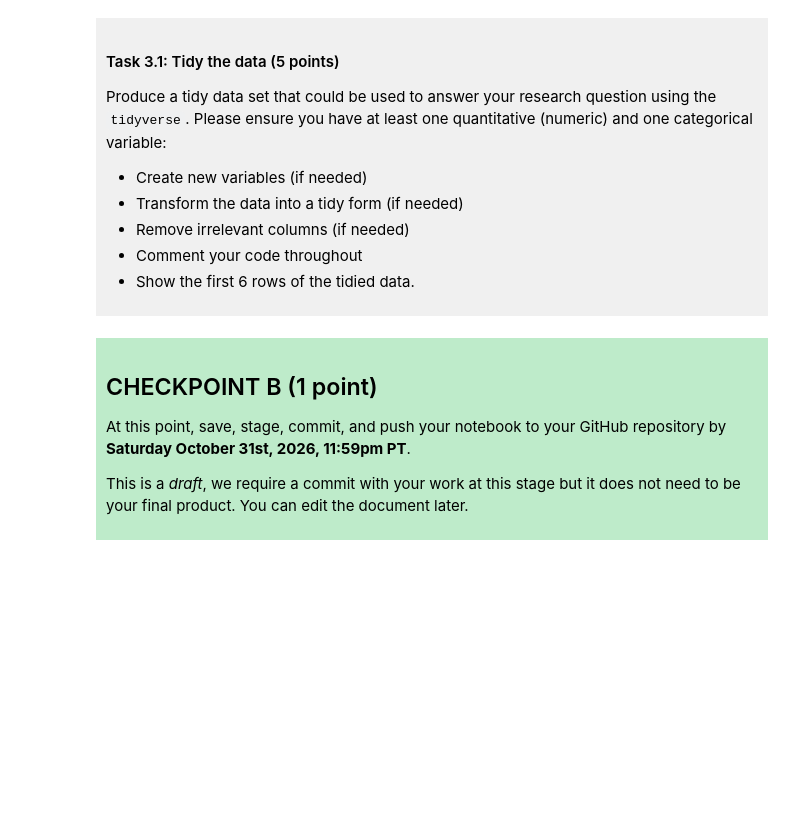
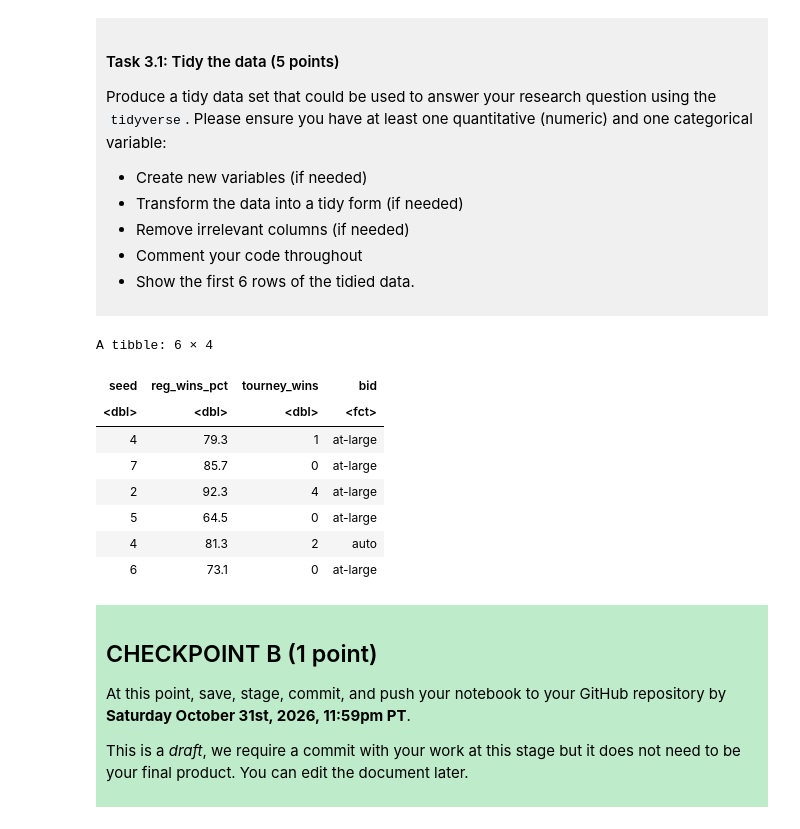
Before and after one commit to xguo1001/dsci-100-project-roxanne-guo, a Jupyter notebook: dsci-100-project-notebook.ipynb, the cells around one changed output. Saved outputs shown, nothing was run; the diff lists cells and outputs as text; code cells hidden in the pictures; blank space fills up the shorter version.

```diff
--- a/dsci-100-project-notebook.ipynb
+++ b/dsci-100-project-notebook.ipynb
@@ -189,7 +214,28 @@ Produce a tidy data set that could be used to answer your research question usin
 
 </div>
 # %%
-### EDIT THIS CODE CELL ###
+march_tidy <- march_madness |>
+# keep columns needed
+select(seed, reg_wins_pct, tourney_wins, bid) |>
+# remove the 1983 opening-round teams since 0 is not a real seed
+filter(seed != 0) |>
+# romove rows with missing values
+drop_na() |>
+# make bid a categorial variable
+mutate(bid = as_factor(bid))
+
+# show the first 6 rows
+head(march_tidy)
+# %% [output]
+A tibble: 6 × 4
+| seed | reg_wins_pct | tourney_wins | bid |
+| <dbl> | <dbl> | <dbl> | <fct> |
+| 4 | 79.3 | 1 | at-large |
+| 7 | 85.7 | 0 | at-large |
+| 2 | 92.3 | 4 | at-large |
+| 5 | 64.5 | 0 | at-large |
+| 4 | 81.3 | 2 | auto |
+| 6 | 73.1 | 0 | at-large |
 # %% [markdown]
 <div style="background-color: #beebca; padding: 10px;">
 
```
Also changed, not shown: parts of 3 cells of this notebook.
